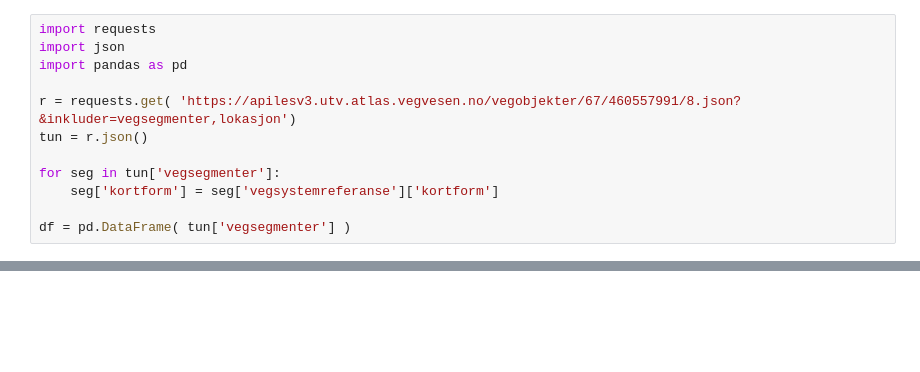
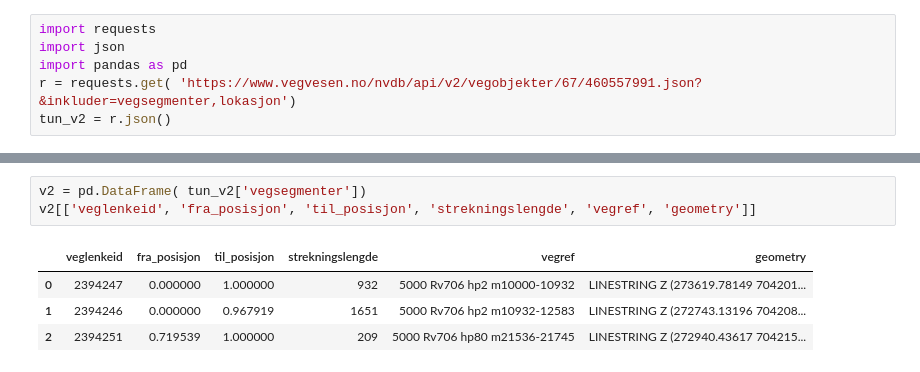
Before and after one commit to LtGlahn/diskusjon_diverse, a Jupyter notebook: vegsegmenter_strindheimtunnellen.ipynb, the cells around one changed output, grey strips where cells are left out. Drawn from its saved outputs; the diff is of its cells as text; blank space fills up the shorter version.

```diff
--- a/vegsegmenter_strindheimtunnellen.ipynb
+++ b/vegsegmenter_strindheimtunnellen.ipynb
@@ -6,11 +31,5 @@ Tusen takk for flott demo!
 import requests
 import json
 import pandas as pd
-
-r = requests.get( 'https://apilesv3.utv.atlas.vegvesen.no/vegobjekter/67/460557991/8.json?&inkluder=vegsegmenter,lokasjon')
-tun = r.json()
-
-for seg in tun['vegsegmenter']:
-    seg['kortform'] = seg['vegsystemreferanse']['kortform']
-
-df = pd.DataFrame( tun['vegsegmenter'] )
+r = requests.get( 'https://www.vegvesen.no/nvdb/api/v2/vegobjekter/67/460557991.json?&inkluder=vegsegmenter,lokasjon')
+tun_v2 = r.json()
@@ -16,0 +43,8 @@ df = pd.DataFrame( tun['vegsegmenter'] )
+# %%
+v2 = pd.DataFrame( tun_v2['vegsegmenter'])
+v2[['veglenkeid', 'fra_posisjon', 'til_posisjon', 'strekningslengde', 'vegref', 'geometry']]
+# %% [output]
+|  | veglenkeid | fra_posisjon | til_posisjon | strekningslengde | vegref | geometry |
+| 0 | 2394247 | 0.000000 | 1.000000 | 932 | 5000 Rv706 hp2 m10000-10932 | LINESTRING Z (273619.78149 704201... |
+| 1 | 2394246 | 0.000000 | 0.967919 | 1651 | 5000 Rv706 hp2 m10932-12583 | LINESTRING Z (272743.13196 704208... |
+| 2 | 2394251 | 0.719539 | 1.000000 | 209 | 5000 Rv706 hp80 m21536-21745 | LINESTRING Z (272940.43617 704215... |
```
Also changed, not shown: parts of 12 cells of this notebook.
